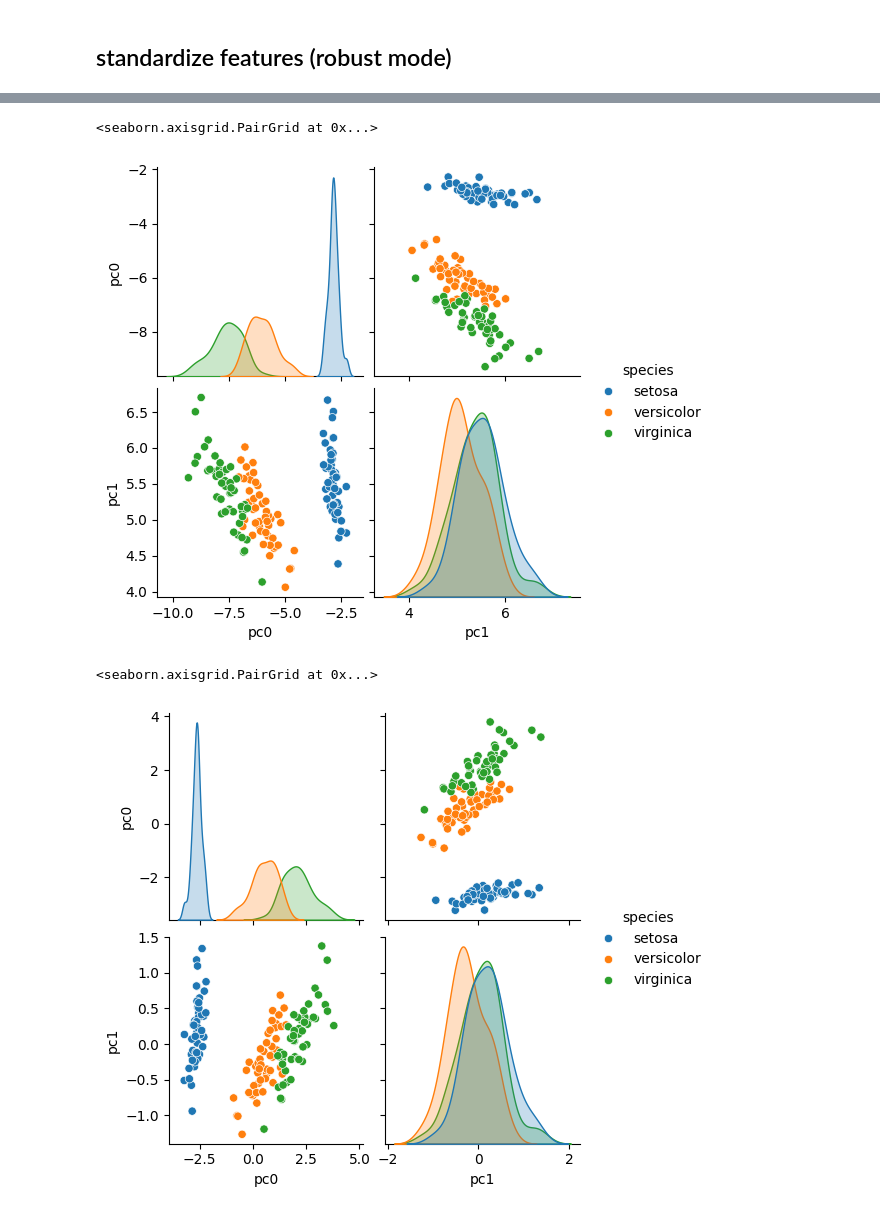
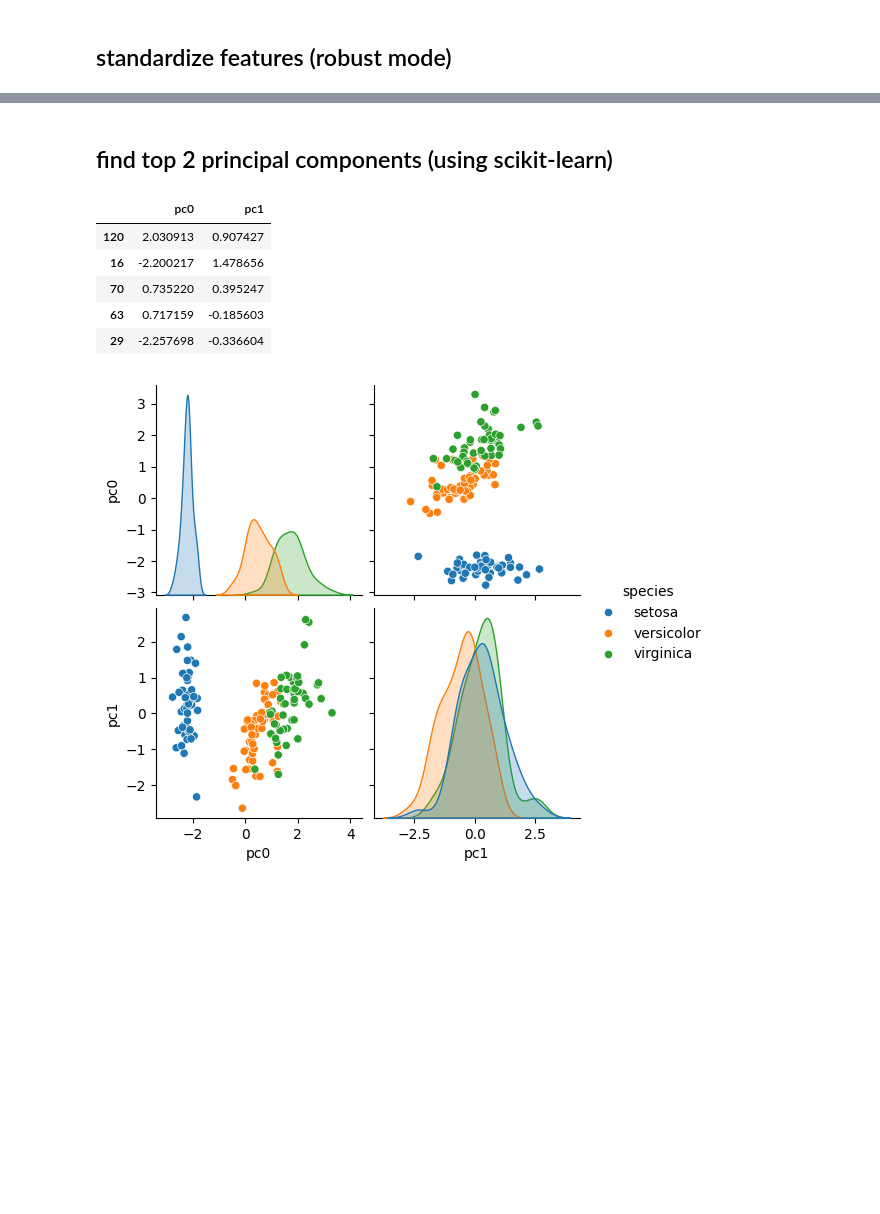
Before and after one commit to samkennerly/kingofsnake, a Jupyter notebook: books/components.ipynb, the cells around one changed output, grey strips where cells are left out. Drawn from its saved outputs; the diff is of its cells as text; code cells hidden in the pictures; blank space fills up the shorter version.

Commit message:
Separate data cleaning and PCA example books

```diff
--- a/books/components.ipynb
+++ b/books/components.ipynb
@@ -140,14 +120,18 @@ tools.afew(pcdata)
-# %%
-seaborn.pairplot(pcdata, hue='species')
-# %% [output]
-<seaborn.axisgrid.PairGrid at 0x...>
-[figure, removed]
+# %% [markdown]
+## find top 2 principal components (using scikit-learn)
 # %%
 # scikit-learn can also find principal components
-skdata = sklearn.decomposition.PCA(2).fit_transform(feats)
-skdata = pandas.DataFrame(skdata, columns=['pc0','pc1'])
+pcfeats = tools.zscores(feats)
+pcfeats = sklearn.decomposition.PCA(2).fit_transform(pcfeats)
+pcfeats = pandas.DataFrame(pcfeats, columns=['pc0','pc1'])
 
-seaborn.pairplot(skdata.join(target), hue=target.name)
+seaborn.pairplot(pcfeats.join(target), hue='species')
+tools.afew(pcfeats)
 # %% [output]
-<seaborn.axisgrid.PairGrid at 0x...>
+|  | pc0 | pc1 |
+| 120 | 2.030913 | 0.907427 |
+| 16 | -2.200217 | 1.478656 |
+| 70 | 0.735220 | 0.395247 |
+| 63 | 0.717159 | -0.185603 |
+| 29 | -2.257698 | -0.336604 |
-[figure, old version]
+[figure, new version]
```
Also changed, not shown: parts of 10 cells of this notebook.
